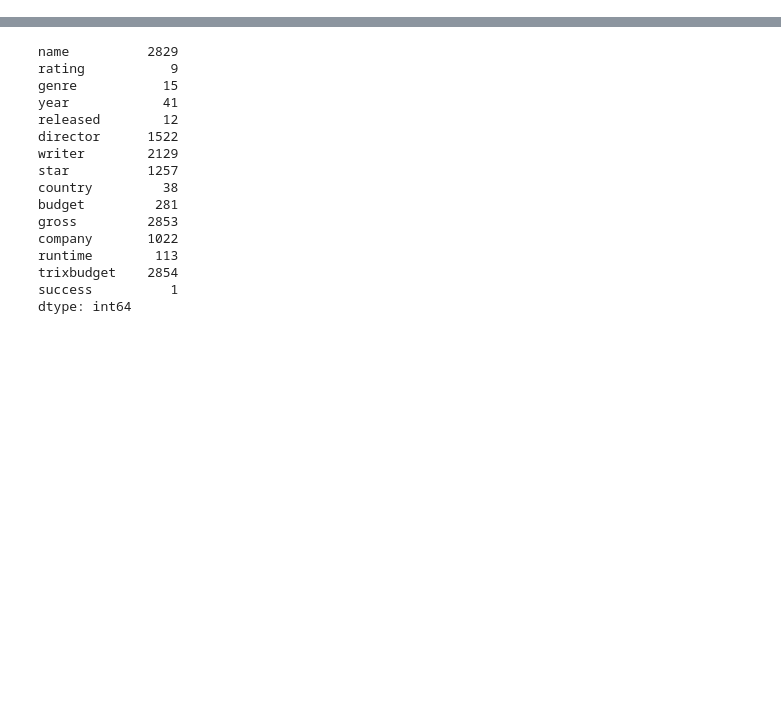
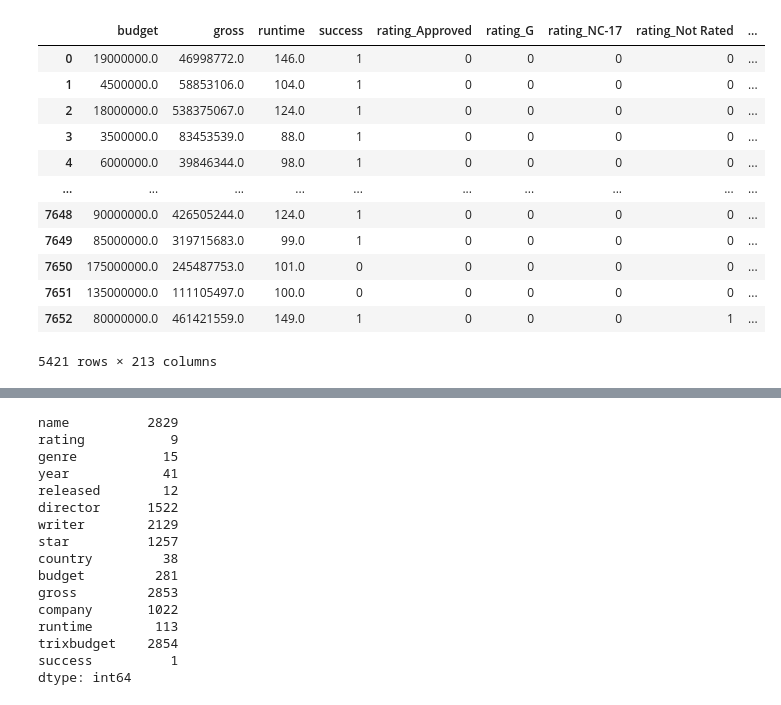
Before and after one commit to jonyang6483/Project-4-Movie-Projections, a Jupyter notebook: MovieDB/actor_writer_director.ipynb, the cells around one changed output, grey strips where cells are left out. Cells and saved outputs as stored; diff of their text form; code cells hidden in the pictures; blank space fills up the shorter version.

```diff
--- a/MovieDB/actor_writer_director.ipynb
+++ b/MovieDB/actor_writer_director.ipynb
@@ -76,0 +77,6 @@ df_movie_success.tail()
+# %%
+country_other = df_movie['country'].value_counts() < 50
+df_movie.loc[df_movie['country'].isin(country_other.index[country_other]), 'country'] = 'others'
+# %%
+company_other = df_movie['company'].value_counts() < 100
+df_movie.loc[df_movie['company'].isin(company_other.index[company_other]), 'company'] = 'others'
@@ -77,3 +92,23 @@ df_movie_success.tail()
+# %%
+df_movie = df_movie.drop(columns=['name', 'trixbudget'])
+# %%
+df_movie_dummies = pd.get_dummies(df_movie)
+# %%
+df_movie_dummies
+# %% [output]
+|  | budget | gross | runtime | success | rating_Approved | rating_G | rating_NC-17 | rating_Not Rated | ... |
+| 0 | 19000000.0 | 46998772.0 | 146.0 | 1 | 0 | 0 | 0 | 0 | ... |
+| 1 | 4500000.0 | 58853106.0 | 104.0 | 1 | 0 | 0 | 0 | 0 | ... |
+| 2 | 18000000.0 | 538375067.0 | 124.0 | 1 | 0 | 0 | 0 | 0 | ... |
+| 3 | 3500000.0 | 83453539.0 | 88.0 | 1 | 0 | 0 | 0 | 0 | ... |
+| 4 | 6000000.0 | 39846344.0 | 98.0 | 1 | 0 | 0 | 0 | 0 | ... |
+| ... | ... | ... | ... | ... | ... | ... | ... | ... | ... |
+| 7648 | 90000000.0 | 426505244.0 | 124.0 | 1 | 0 | 0 | 0 | 0 | ... |
+| 7649 | 85000000.0 | 319715683.0 | 99.0 | 1 | 0 | 0 | 0 | 0 | ... |
+| 7650 | 175000000.0 | 245487753.0 | 101.0 | 0 | 0 | 0 | 0 | 0 | ... |
+| 7651 | 135000000.0 | 111105497.0 | 100.0 | 0 | 0 | 0 | 0 | 0 | ... |
+| 7652 | 80000000.0 | 461421559.0 | 149.0 | 1 | 0 | 0 | 0 | 1 | ... |
+5421 rows × 213 columns
 # %%
 df_movie.nunique()
 # %% [output]
```
Also changed, not shown: parts of 13 cells of this notebook.
